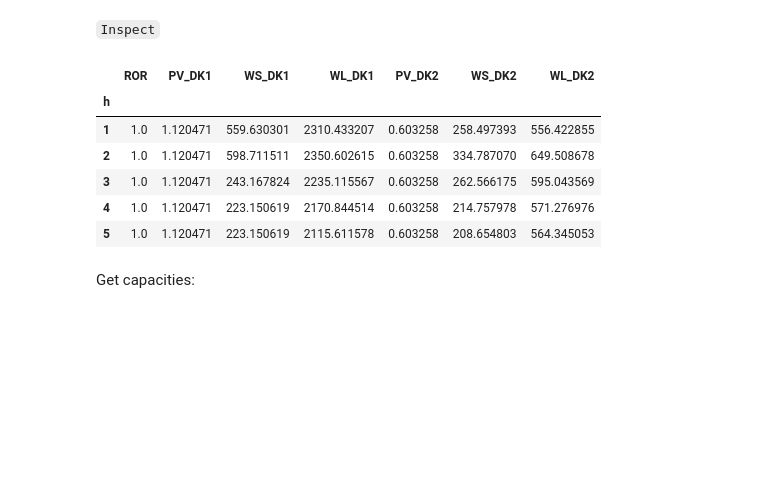
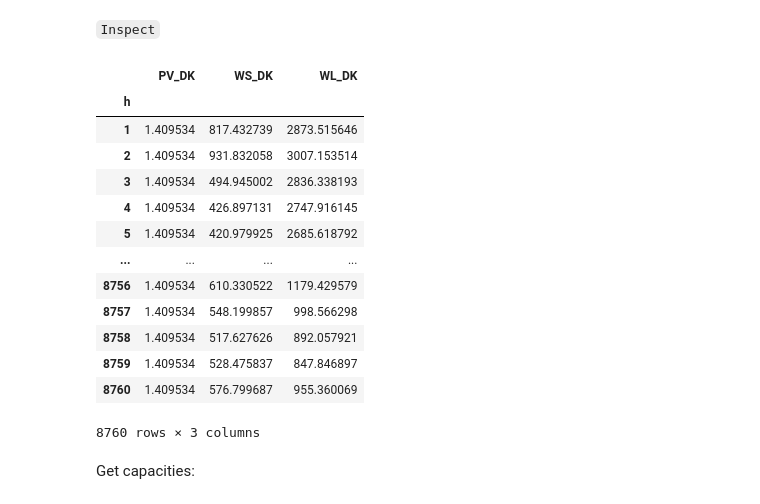
Before and after one commit to marcherger/EnergyEconGroupWork, a Jupyter notebook: DownloadDataForDK/D_MakeModelData.ipynb, the cells around one changed output. Drawn from its saved outputs; the diff is of its cells as text; code cells hidden in the pictures; blank space fills up the shorter version.

```diff
--- a/DownloadDataForDK/D_MakeModelData.ipynb
+++ b/DownloadDataForDK/D_MakeModelData.ipynb
@@ -12,7 +12,7 @@ data_dir = os.path.join(direc,'CleanedData')
 # %% [markdown]
 Get demand:
 # %%
-df_demand = pd.read_pickle(os.path.join(data_dir,'Load_DK1DK2_2019'))
+df_demand = pd.read_pickle(os.path.join(data_dir,'Load_DK_2019'))
 # %% [markdown]
 `Inspect df_demand`
 # %%
@@ -93,9 +90,9 @@ Unstack:
 Make marginal willing to pay:
 # %%
 # Remove DK to DK connections:
-idx = (df_prices['g_E'].str.find('DK')!=-1) & (df_prices['g_EE'].str.find('DK')!=-1)
-MWP_E = df_prices[~idx].replace({'g_E':{x:'c_'+x for x in df_prices['g_E']}})
+#idx = (df_prices['g_E'].str.find('DK')!=-1) & (df_prices['g_EE'].str.find('DK')!=-1)
+#MWP_E = df_prices[~idx].replace({'g_E':{x:'c_'+x for x in df_prices['g_E']}})
 
 # Make labels:
-MWP_E['c_E'] = [g_EE+'_ExportTo_'+g_E for g_EE,g_E in zip(MWP_E['g_EE'],MWP_E['g_E'].str.replace('c_',''))]
-MWP_E = MWP_E.set_index(['c_E','h'])['SpotPrice_€/MWh'].rename('MWP_E').unstack('c_E').rename_axis(None,axis=1)
+#MWP_E['c_E'] = [g_EE+'_ExportTo_'+g_E for g_EE,g_E in zip(MWP_E['g_EE'],MWP_E['g_E'].str.replace('c_',''))]
+#MWP_E = MWP_E.set_index(['c_E','h'])['SpotPrice_€/MWh'].rename('MWP_E').unstack('c_E').rename_axis(None,axis=1)
@@ -123,7 +122,7 @@ MWP_E.head()
 # %% [markdown]
 Get supply:
 # %%
-df_supply = pd.read_pickle(os.path.join(data_dir,'IntermittentSupply_DK1DK2_2019')).replace({'hvt':{'Solar':'PV','WindOffshore':'WS','WindOnshore':'WL'}})
+df_supply = pd.read_pickle(os.path.join(data_dir,'IntermittentSupply_DK_2019')).replace({'hvt':{'Solar':'PV','WindOffshore':'WS','WindOnshore':'WL'}})
 # %% [markdown]
 Estimate hourly variation in supply:
 # %%
@@ -131,7 +130,7 @@ d_y = {}
 xvar, yvar = ['intercept','Forecast_MWh'], 'Actual_MWh'
 nan_idx = df_supply[xvar[1:]+[yvar]].isna().any(axis=1)
 g2hvt = df_supply[['g_E','hvt']].drop_duplicates()
-g2hvt['label'] = ['_'.join([hvt,str(y)]) if g2hvt.groupby('hvt').size()[hvt]>1 else hvt for hvt,y in zip(g2hvt['hvt'],g2hvt['g_E'])]
+g2hvt['label'] = ['_'.join([hvt,y]) for hvt,y in zip(g2hvt['hvt'],g2hvt['g_E'])]
 for g,hvt,hvt_label in g2hvt.itertuples(index=False):
     # Subset data
     ghvt_idx = (df_supply['hvt']==hvt) & (df_supply['g_E']==g)
@@ -179,15 +178,22 @@ CapVariation = pd.concat([d_y[hvt] for hvt in d_y.keys()],axis=1)
 # %% [markdown]
 `Inspect`
 # %%
-CapVariation.head()
+CapVariation
 # %% [output]
-|  | ROR | PV_DK1 | WS_DK1 | WL_DK1 | PV_DK2 | WS_DK2 | WL_DK2 |
-| h |  |  |  |  |  |  |  |
-| 1 | 1.0 | 1.120471 | 559.630301 | 2310.433207 | 0.603258 | 258.497393 | 556.422855 |
-| 2 | 1.0 | 1.120471 | 598.711511 | 2350.602615 | 0.603258 | 334.787070 | 649.508678 |
-| 3 | 1.0 | 1.120471 | 243.167824 | 2235.115567 | 0.603258 | 262.566175 | 595.043569 |
-| 4 | 1.0 | 1.120471 | 223.150619 | 2170.844514 | 0.603258 | 214.757978 | 571.276976 |
-| 5 | 1.0 | 1.120471 | 223.150619 | 2115.611578 | 0.603258 | 208.654803 | 564.345053 |
+|  | PV_DK | WS_DK | WL_DK |
+| h |  |  |  |
+| 1 | 1.409534 | 817.432739 | 2873.515646 |
+| 2 | 1.409534 | 931.832058 | 3007.153514 |
+| 3 | 1.409534 | 494.945002 | 2836.338193 |
+| 4 | 1.409534 | 426.897131 | 2747.916145 |
+| 5 | 1.409534 | 420.979925 | 2685.618792 |
+| ... | ... | ... | ... |
+| 8756 | 1.409534 | 610.330522 | 1179.429579 |
+| 8757 | 1.409534 | 548.199857 | 998.566298 |
+| 8758 | 1.409534 | 517.627626 | 892.057921 |
+| 8759 | 1.409534 | 528.475837 | 847.846897 |
+| 8760 | 1.409534 | 576.799687 | 955.360069 |
+8760 rows × 3 columns
 # %% [markdown]
 Get capacities:
 # %%
```
Also changed, not shown: parts of 68 cells of this notebook, 38 other files.
